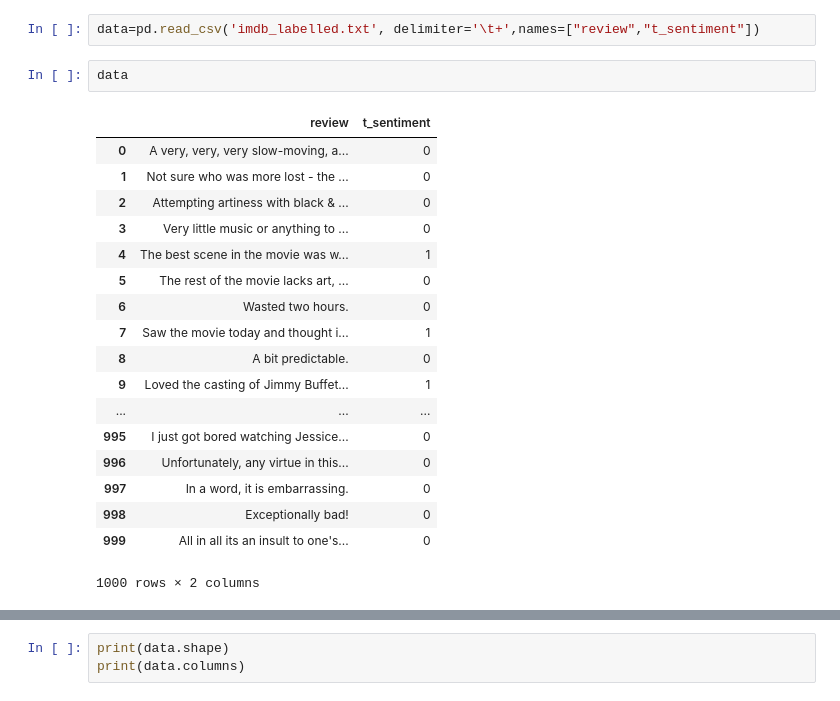
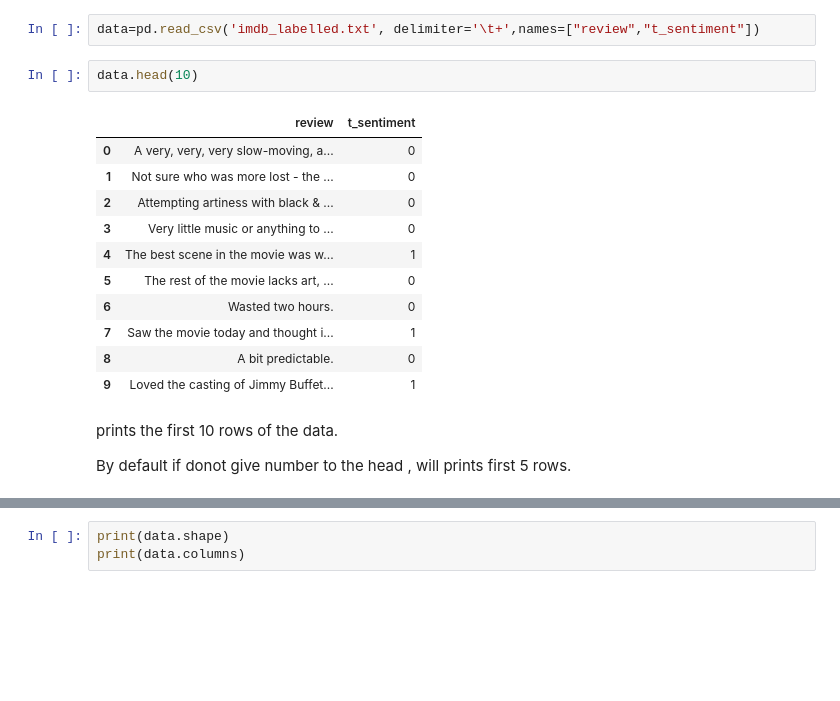
Before and after one commit to varun1945/IMDB-movie_review-classifier-, a Jupyter notebook: movie_review_classifier.ipynb, the cells around one changed output, grey strips where cells are left out. Saved outputs shown, nothing was run; the diff lists cells and outputs as text; blank space fills up the shorter version.

```diff
--- a/movie_review_classifier.ipynb
+++ b/movie_review_classifier.ipynb
@@ -43,26 +41,23 @@ import seaborn as sns
 # %%
 data=pd.read_csv('imdb_labelled.txt', delimiter='\t+',names=["review","t_sentiment"])
 # %%
-data
+data.head(10)
 # %% [output]
 |  | review | t_sentiment |
 | 0 | A very, very, very slow-moving, a... | 0 |
 | 1 | Not sure who was more lost - the ... | 0 |
 | 2 | Attempting artiness with black & ... | 0 |
 | 3 | Very little music or anything to ... | 0 |
 | 4 | The best scene in the movie was w... | 1 |
 | 5 | The rest of the movie lacks art, ... | 0 |
 | 6 | Wasted two hours. | 0 |
 | 7 | Saw the movie today and thought i... | 1 |
 | 8 | A bit predictable. | 0 |
 | 9 | Loved the casting of Jimmy Buffet... | 1 |
-| ... | ... | ... |
-| 995 | I just got bored watching Jessice... | 0 |
-| 996 | Unfortunately, any virtue in this... | 0 |
-| 997 | In a word, it is embarrassing. | 0 |
-| 998 | Exceptionally bad! | 0 |
-| 999 | All in all its an insult to one's... | 0 |
-1000 rows × 2 columns
+# %% [markdown]
+prints the first 10 rows of the data.
+
+By default if donot give number to the head , will prints first 5 rows.
 # %%
 data.describe(include='all')
 # %% [output]
```
Also changed, not shown: parts of 25 cells of this notebook.
